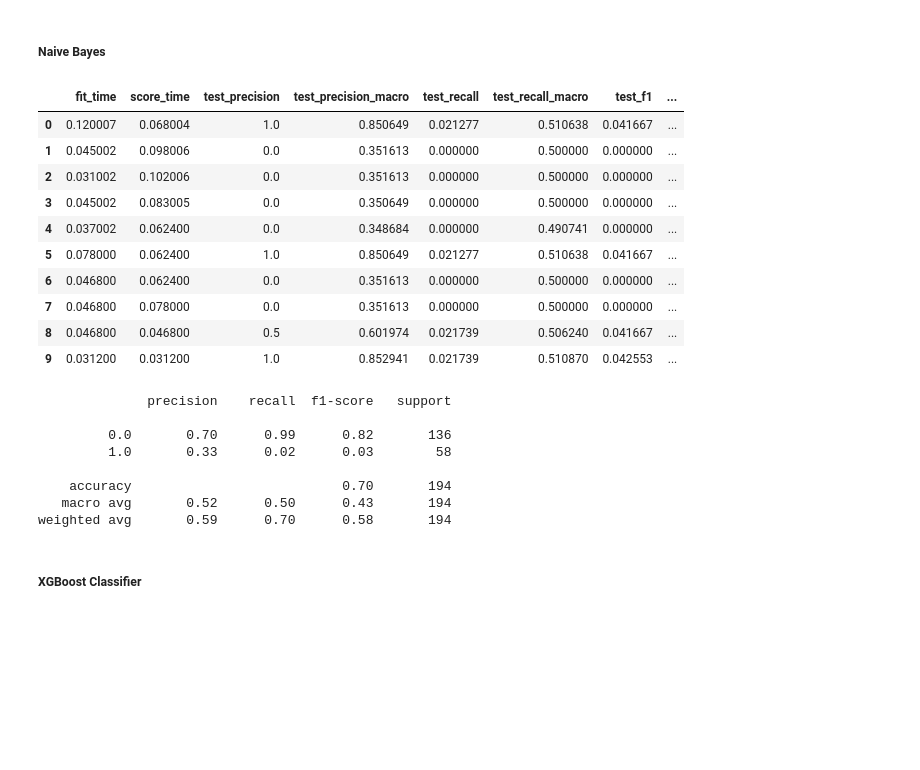
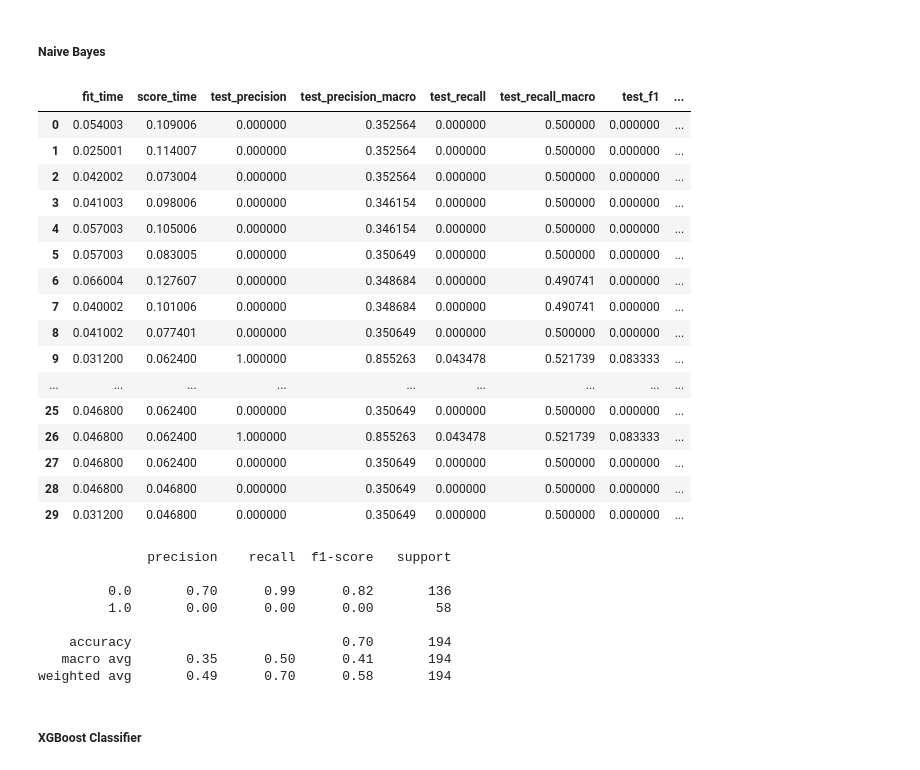
Before and after one commit to Alok2412/Direct-Marketing-Optimization, a Jupyter notebook: Propensity_Model_For_Consumer_Loan.ipynb, the cells around one changed output. Drawn from its saved outputs; the diff is of its cells as text; code cells hidden in the pictures; blank space fills up the shorter version.

```diff
--- a/Propensity_Model_For_Consumer_Loan.ipynb
+++ b/Propensity_Model_For_Consumer_Loan.ipynb
@@ -286,3 +265,11 @@ df_train.describe().T
+# %%
+# imputing with KNNImputer
+k = math.sqrt(df_train.shape[0])
+imputer = KNNImputer(n_neighbors=round(k), weights='uniform', metric='nan_euclidean')
+# df_train.Age = df_train.Age.replace('Age<=10',np.nan,regex=True)
+df_train.Age = df_train.Age.mask(df_train.Age <= 10)
+df_train[col] = imputer.fit_transform(df_train.values)
+# df_train.Age = np.where((df_train.Age *12 <= df_train.Tenure),imputer.fit_transform(df_train.Age.value),df_train.Age)
 # %%
 # sns.pairplot(df_train[col], hue='Sale_CL', corner=True);
 # %%
@@ -314,7 +301,7 @@ Two ways by which we can handle this class imbalance problem:
 # deviding the data set into target and predictors
 X = df_train.copy()
 X.drop(['Client','Sale_CL'],inplace = True, axis = 1)
-y = df_train.iloc[:,30].values
+y = df_train.iloc[:,26].values
 X_train, X_test, y_train, y_test = train_test_split(X, y, test_size=0.2, stratify=y, random_state=1)
 # %%
 # def fit_models(scale = False):
@@ -407,17 +395,17 @@ this_df
 # %%
 # creating a parameter grid for cross validation and hyper parameter tuning
 
-cv = RepeatedStratifiedKFold(n_splits=10, n_repeats=3, random_state=1)
-param_grid = {'m__max_iter':[30,40],
+cv_lr = RepeatedStratifiedKFold(n_splits=10, n_repeats=3, random_state=1)
+param_grid_lr = {'m__max_iter':[40,70,100],
               'm__penalty':['l1','l2','elasticnet'],
               'm__class_weight':[{0:0.1,1:0.9},{0:0.20,1:0.80},'balanced']
 #               'm__solver':['lbfgs','saga','liblinear']
 
 }
 # rf = LogisticRegression(random_state = 1)
-grid_search = GridSearchCV(estimator = pipeline, param_grid = param_grid, cv = cv, n_jobs = -1, verbose = 2)
+grid_search_lr = GridSearchCV(estimator = pipeline_lr, param_grid = param_grid_lr, cv = cv_lr, n_jobs = -1, verbose = 2)
 # %%
 # finding the best parameter from our cross validation
-grid_search.fit(X_train, y_train)
-grid_search.best_params_
+grid_search_lr.fit(X_train, y_train)
+grid_search_lr.best_params_
 # %% [output]
@@ -448,38 +436,45 @@ weighted avg       0.72      0.70      0.71       194
 # %% [markdown]
 ##### Naive Bayes
 # %%
-scoring = [ 'precision', 'precision_macro',
-               'recall', 'recall_macro',
-               'f1', 'f1_macro']
+scoring_nb = [  'precision',
+               'recall',
+               'f1',
+               'accuracy']
 # Declaring parameters
 R_STATE = 1
 over = RandomOverSampler(sampling_strategy=0.3,random_state = 1)
 under = RandomUnderSampler(sampling_strategy=0.5, random_state = 1)
-Steps = [
+Steps_nb = [
     #             ('i', KNNImputer(n_neighbors=31)),
 #                 ('ov',over),
 #                 ('un',under),
                 ('minmaxscaler',MinMaxScaler(feature_range=(0, 1))),
                 ('m', MultinomialNB())
             ]
-pipeline = Pipeline(steps=Steps)
+pipeline_nb = Pipeline(steps=Steps_nb)
 # evaluate the model
-cv = RepeatedStratifiedKFold(n_splits=5, n_repeats=2, random_state=1)
-scores = cross_validate(pipeline, X_train, y_train, scoring=scoring, cv=cv, n_jobs=-1)
+cv_nb = RepeatedStratifiedKFold(n_splits=10, n_repeats=3, random_state=1)
+scores_nb = cross_validate(pipeline_nb, X_train, y_train, scoring=scoring_nb, cv=cv_nb, n_jobs=-1)
 # store results
-this_df = pd.DataFrame(scores)
-this_df['model'] = 'NB'
-this_df
+score_df_nb = pd.DataFrame(scores_nb)
+score_df_nb['model'] = 'NB'
+score_df_nb
 # %% [output]
 |  | fit_time | score_time | test_precision | test_precision_macro | test_recall | test_recall_macro | test_f1 | ... |
-| 0 | 0.120007 | 0.068004 | 1.0 | 0.850649 | 0.021277 | 0.510638 | 0.041667 | ... |
-| 1 | 0.045002 | 0.098006 | 0.0 | 0.351613 | 0.000000 | 0.500000 | 0.000000 | ... |
-| 2 | 0.031002 | 0.102006 | 0.0 | 0.351613 | 0.000000 | 0.500000 | 0.000000 | ... |
-| 3 | 0.045002 | 0.083005 | 0.0 | 0.350649 | 0.000000 | 0.500000 | 0.000000 | ... |
-| 4 | 0.037002 | 0.062400 | 0.0 | 0.348684 | 0.000000 | 0.490741 | 0.000000 | ... |
-| 5 | 0.078000 | 0.062400 | 1.0 | 0.850649 | 0.021277 | 0.510638 | 0.041667 | ... |
-| 6 | 0.046800 | 0.062400 | 0.0 | 0.351613 | 0.000000 | 0.500000 | 0.000000 | ... |
-| 7 | 0.046800 | 0.078000 | 0.0 | 0.351613 | 0.000000 | 0.500000 | 0.000000 | ... |
-| 8 | 0.046800 | 0.046800 | 0.5 | 0.601974 | 0.021739 | 0.506240 | 0.041667 | ... |
-| 9 | 0.031200 | 0.031200 | 1.0 | 0.852941 | 0.021739 | 0.510870 | 0.042553 | ... |
+| 0 | 0.054003 | 0.109006 | 0.000000 | 0.352564 | 0.000000 | 0.500000 | 0.000000 | ... |
+| 1 | 0.025001 | 0.114007 | 0.000000 | 0.352564 | 0.000000 | 0.500000 | 0.000000 | ... |
+| 2 | 0.042002 | 0.073004 | 0.000000 | 0.352564 | 0.000000 | 0.500000 | 0.000000 | ... |
+| 3 | 0.041003 | 0.098006 | 0.000000 | 0.346154 | 0.000000 | 0.500000 | 0.000000 | ... |
+| 4 | 0.057003 | 0.105006 | 0.000000 | 0.346154 | 0.000000 | 0.500000 | 0.000000 | ... |
+| 5 | 0.057003 | 0.083005 | 0.000000 | 0.350649 | 0.000000 | 0.500000 | 0.000000 | ... |
+| 6 | 0.066004 | 0.127607 | 0.000000 | 0.348684 | 0.000000 | 0.490741 | 0.000000 | ... |
+| 7 | 0.040002 | 0.101006 | 0.000000 | 0.348684 | 0.000000 | 0.490741 | 0.000000 | ... |
+| 8 | 0.041002 | 0.077401 | 0.000000 | 0.350649 | 0.000000 | 0.500000 | 0.000000 | ... |
+| 9 | 0.031200 | 0.062400 | 1.000000 | 0.855263 | 0.043478 | 0.521739 | 0.083333 | ... |
+| ... | ... | ... | ... | ... | ... | ... | ... | ... |
+| 25 | 0.046800 | 0.062400 | 0.000000 | 0.350649 | 0.000000 | 0.500000 | 0.000000 | ... |
+| 26 | 0.046800 | 0.062400 | 1.000000 | 0.855263 | 0.043478 | 0.521739 | 0.083333 | ... |
+| 27 | 0.046800 | 0.062400 | 0.000000 | 0.350649 | 0.000000 | 0.500000 | 0.000000 | ... |
+| 28 | 0.046800 | 0.046800 | 0.000000 | 0.350649 | 0.000000 | 0.500000 | 0.000000 | ... |
+| 29 | 0.031200 | 0.046800 | 0.000000 | 0.350649 | 0.000000 | 0.500000 | 0.000000 | ... |
 # %%
@@ -489,14 +484,14 @@ y_pred = model.predict(X_test)
 # %%
-print(classification_report(y_test,y_pred))
+print(classification_report(y_test,y_pred_nb))
 # %% [output]
               precision    recall  f1-score   support
 
          0.0       0.70      0.99      0.82       136
-         1.0       0.33      0.02      0.03        58
+         1.0       0.00      0.00      0.00        58
 
     accuracy                           0.70       194
-   macro avg       0.52      0.50      0.43       194
-weighted avg       0.59      0.70      0.58       194
+   macro avg       0.35      0.50      0.41       194
+weighted avg       0.49      0.70      0.58       194
 # %% [markdown]
 ##### XGBoost Classifier
 # %%
```
Also changed, not shown: parts of 33 cells of this notebook.
